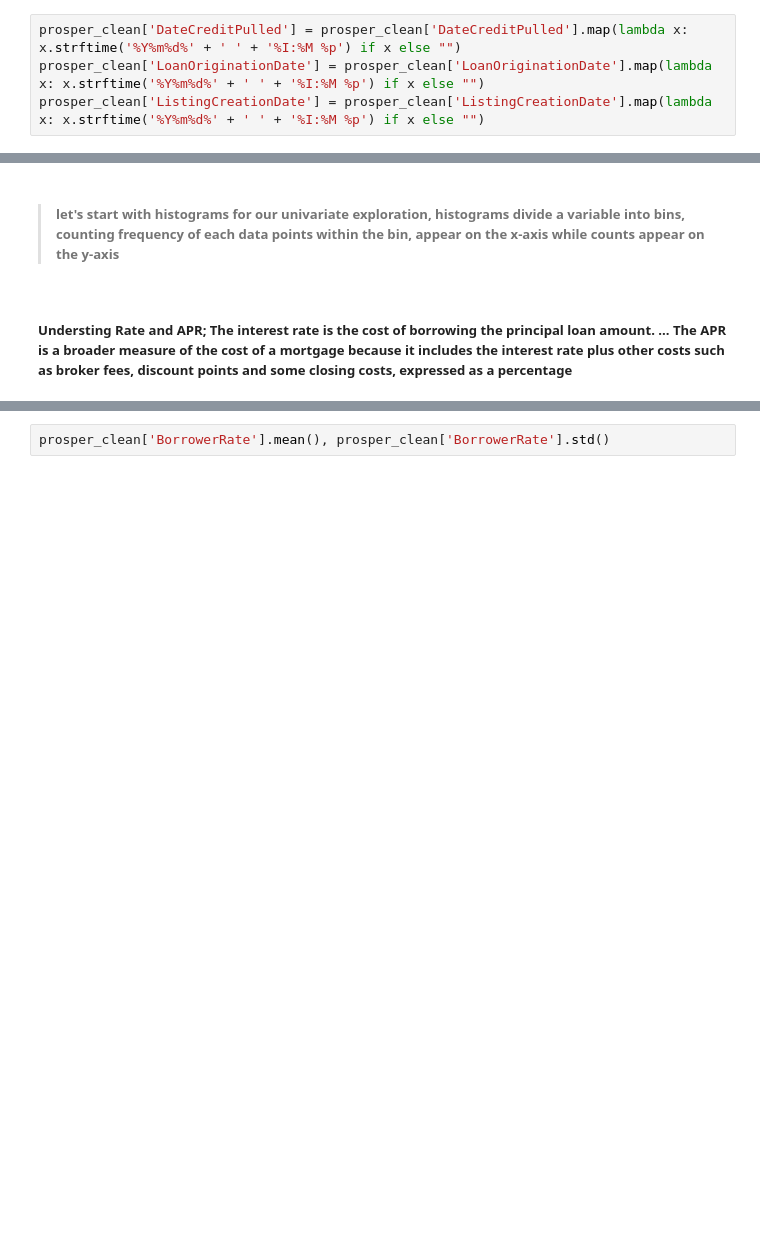
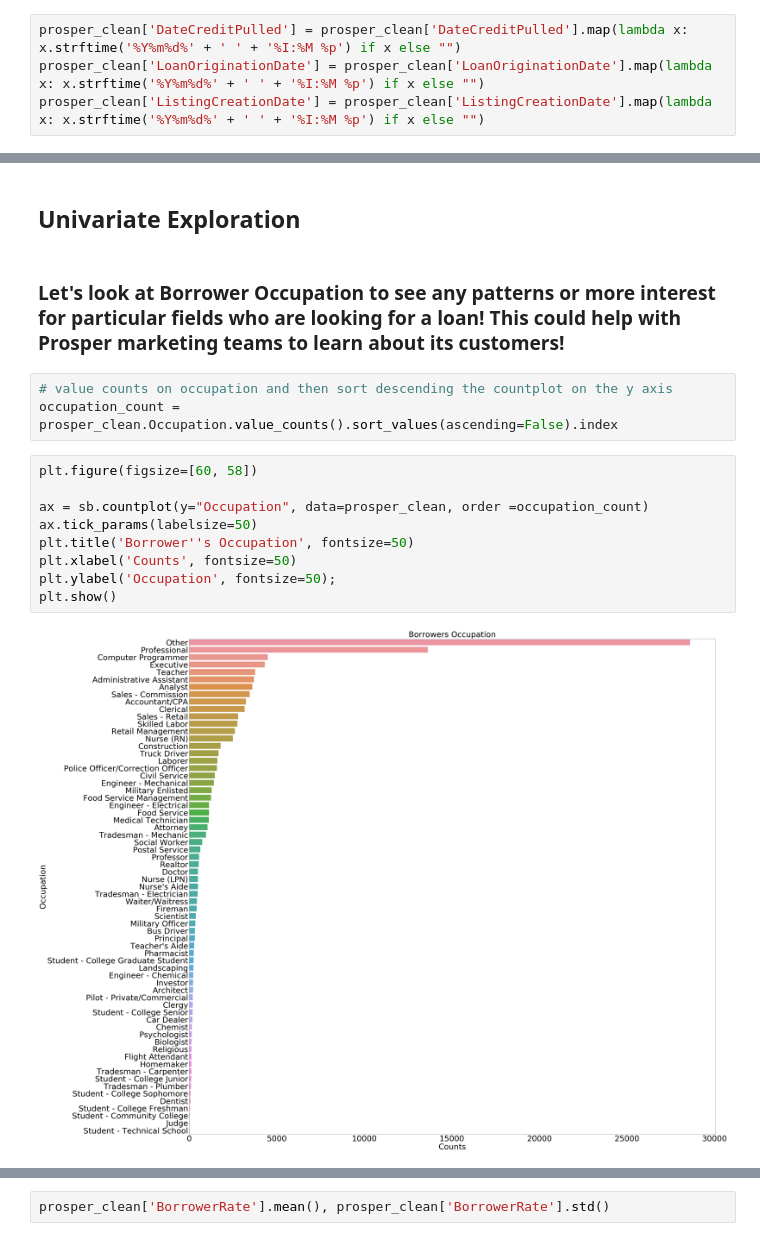
Before and after one commit to MJOAN/Udacity-DA-P5, a Jupyter notebook: exploration_template.ipynb, the cells around one changed output, grey strips where cells are left out. Cells and saved outputs as stored; diff of their text form; blank space fills up the shorter version.

```diff
--- a/exploration_template.ipynb
+++ b/exploration_template.ipynb
@@ -192,5 +195,19 @@ and prepare yourself to look at relationships between variables.
-# %% [markdown]
-> ##### let's start with histograms for our univariate exploration, histograms divide a variable into bins, counting frequency of each data points within the bin, appear on the x-axis while counts appear on the y-axis
-# %% [markdown]
-#####  Understing Rate and APR; The interest rate is the cost of borrowing the principal loan amount. ... The APR is a broader measure of the cost of a mortgage because it includes the interest rate plus other costs such as broker fees, discount points and some closing costs, expressed as a percentage
+# %% [markdown]
+## Univariate Exploration
+# %% [markdown]
+### Let's look at Borrower Occupation to see any patterns or more interest for particular fields who are looking for a loan! This could help with Prosper marketing teams to learn about its customers!
+# %%
+# value counts on occupation and then sort descending the countplot on the y axis
+occupation_count = prosper_clean.Occupation.value_counts().sort_values(ascending=False).index
+# %%
+plt.figure(figsize=[60, 58])
+
+ax = sb.countplot(y="Occupation", data=prosper_clean, order =occupation_count)
+ax.tick_params(labelsize=50)
+plt.title('Borrower''s Occupation', fontsize=50)
+plt.xlabel('Counts', fontsize=50)
+plt.ylabel('Occupation', fontsize=50);
+plt.show()
+# %% [output]
+[figure, added]
 # %% [markdown]
```
Also changed, not shown: parts of 65 cells of this notebook, 1 other file.
